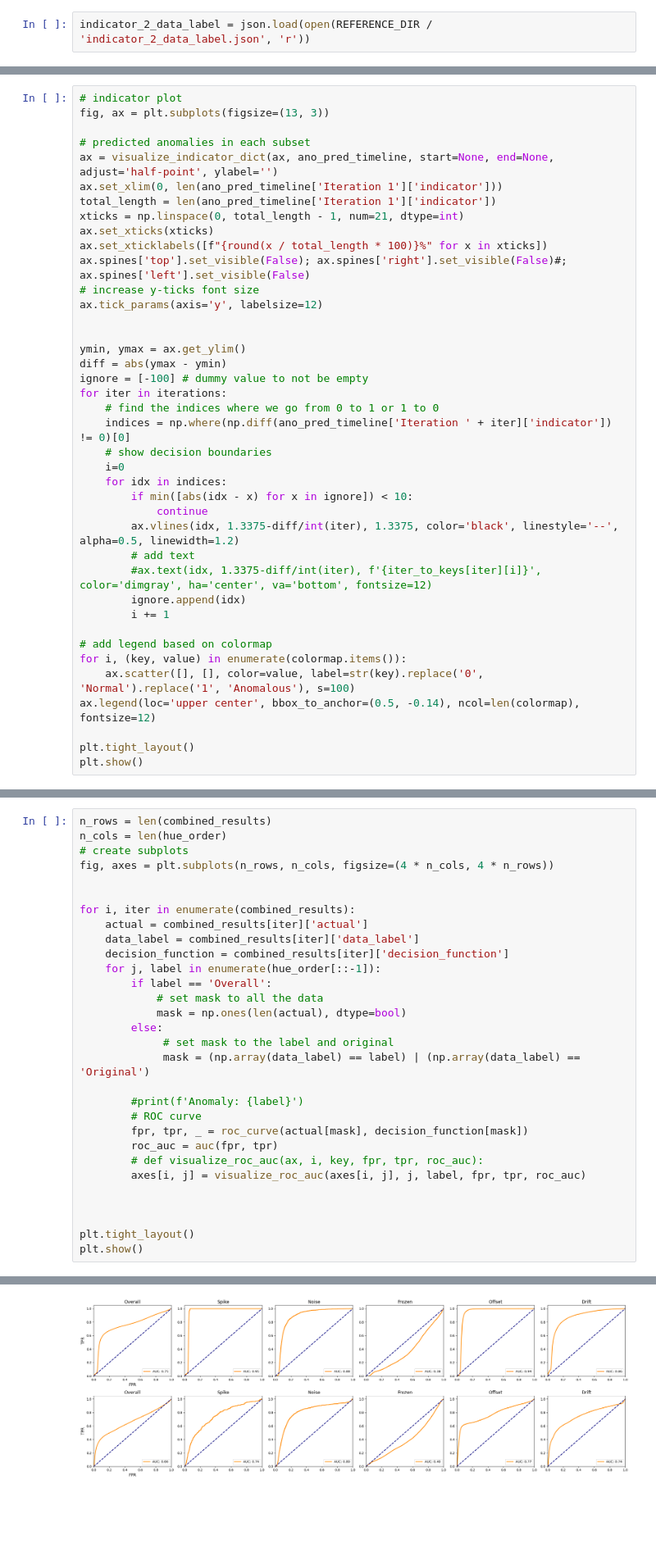
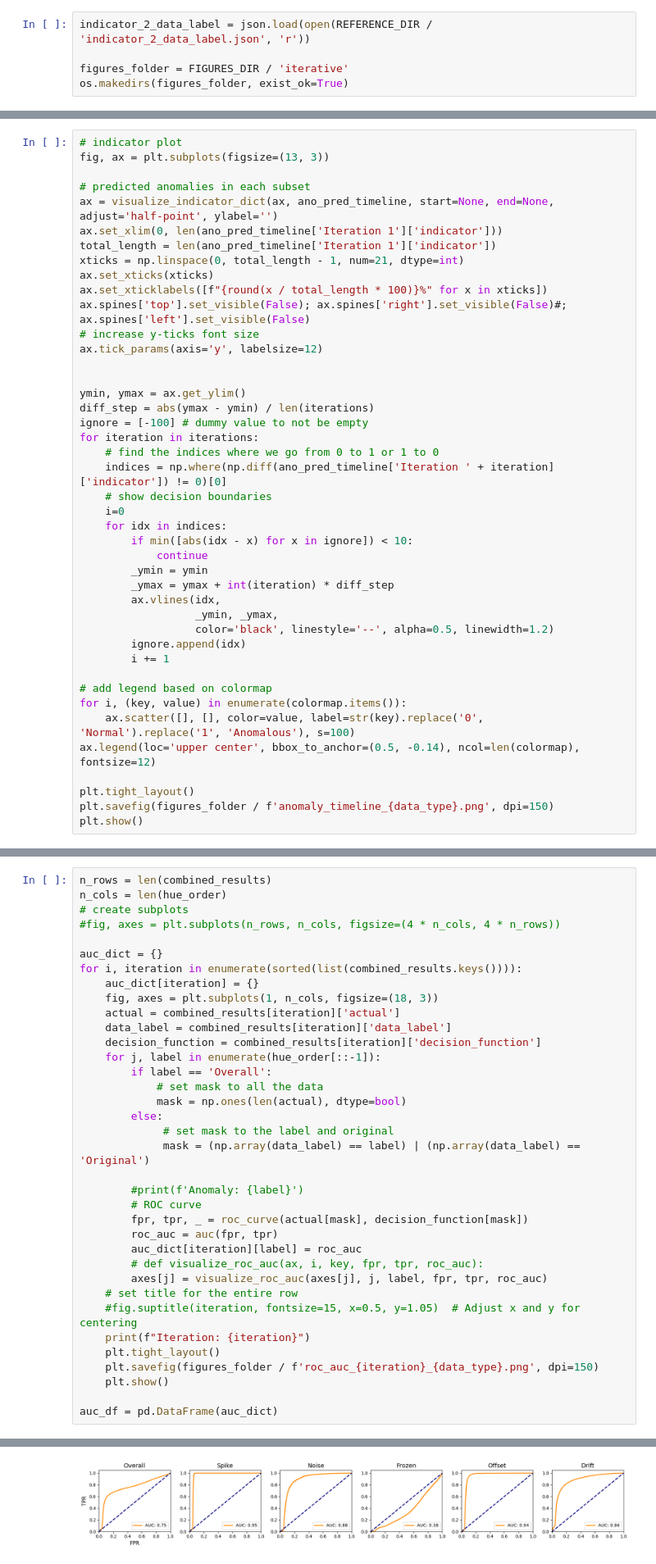
Before and after one commit to AronDJacobsen/fault_management_uds, a Jupyter notebook: notebooks/4_anomalous/2_iterative_results.ipynb, the cells around one changed output, grey strips where cells are left out. Shown at 82% size. Cells and saved outputs as stored; diff of their text form; blank space fills up the shorter version.

```diff
--- a/notebooks/4_anomalous/2_iterative_results.ipynb
+++ b/notebooks/4_anomalous/2_iterative_results.ipynb
@@ -21,2 +31,5 @@ from fault_management_uds.plots import pca_plot, visualize_metric_matrix, visual
 # %%
 indicator_2_data_label = json.load(open(REFERENCE_DIR / 'indicator_2_data_label.json', 'r'))
+
+figures_folder = FIGURES_DIR / 'iterative'
+os.makedirs(figures_folder, exist_ok=True)
@@ -185,19 +239,21 @@ ax.tick_params(axis='y', labelsize=12)
 
 
 ymin, ymax = ax.get_ylim()
-diff = abs(ymax - ymin)
+diff_step = abs(ymax - ymin) / len(iterations)
 ignore = [-100] # dummy value to not be empty
-for iter in iterations:
+for iteration in iterations:
     # find the indices where we go from 0 to 1 or 1 to 0
-    indices = np.where(np.diff(ano_pred_timeline['Iteration ' + iter]['indicator']) != 0)[0]
+    indices = np.where(np.diff(ano_pred_timeline['Iteration ' + iteration]['indicator']) != 0)[0]
     # show decision boundaries
     i=0
     for idx in indices:
         if min([abs(idx - x) for x in ignore]) < 10:
             continue
-        ax.vlines(idx, 1.3375-diff/int(iter), 1.3375, color='black', linestyle='--', alpha=0.5, linewidth=1.2)
-        # add text
-        #ax.text(idx, 1.3375-diff/int(iter), f'{iter_to_keys[iter][i]}', color='dimgray', ha='center', va='bottom', fontsize=12)
+        _ymin = ymin
+        _ymax = ymax + int(iteration) * diff_step
+        ax.vlines(idx,
+                  _ymin, _ymax,
+                  color='black', linestyle='--', alpha=0.5, linewidth=1.2)
         ignore.append(idx)
         i += 1
 
@@ -207,5 +263,6 @@ for i, (key, value) in enumerate(colormap.items()):
 ax.legend(loc='upper center', bbox_to_anchor=(0.5, -0.14), ncol=len(colormap), fontsize=12)
 
 plt.tight_layout()
+plt.savefig(figures_folder / f'anomaly_timeline_{data_type}.png', dpi=150)
 plt.show()
 # %% [output]
@@ -234,13 +318,15 @@ len(combined_results[iter]['actual']), len(combined_results[iter]['decision_func
 n_rows = len(combined_results)
 n_cols = len(hue_order)
 # create subplots
-fig, axes = plt.subplots(n_rows, n_cols, figsize=(4 * n_cols, 4 * n_rows))
+#fig, axes = plt.subplots(n_rows, n_cols, figsize=(4 * n_cols, 4 * n_rows))
 
-
-for i, iter in enumerate(combined_results):
-    actual = combined_results[iter]['actual']
-    data_label = combined_results[iter]['data_label']
-    decision_function = combined_results[iter]['decision_function']
+auc_dict = {}
+for i, iteration in enumerate(sorted(list(combined_results.keys()))):
+    auc_dict[iteration] = {}
+    fig, axes = plt.subplots(1, n_cols, figsize=(18, 3))
+    actual = combined_results[iteration]['actual']
+    data_label = combined_results[iteration]['data_label']
+    decision_function = combined_results[iteration]['decision_function']
     for j, label in enumerate(hue_order[::-1]):
         if label == 'Overall':
             # set mask to all the data
@@ -253,11 +339,15 @@ for i, iter in enumerate(combined_results):
         # ROC curve
         fpr, tpr, _ = roc_curve(actual[mask], decision_function[mask])
         roc_auc = auc(fpr, tpr)
+        auc_dict[iteration][label] = roc_auc
         # def visualize_roc_auc(ax, i, key, fpr, tpr, roc_auc):
-        axes[i, j] = visualize_roc_auc(axes[i, j], j, label, fpr, tpr, roc_auc)
+        axes[j] = visualize_roc_auc(axes[j], j, label, fpr, tpr, roc_auc)
+    # set title for the entire row
+    #fig.suptitle(iteration, fontsize=15, x=0.5, y=1.05)  # Adjust x and y for centering
+    print(f"Iteration: {iteration}")
+    plt.tight_layout()
+    plt.savefig(figures_folder / f'roc_auc_{iteration}_{data_type}.png', dpi=150)
+    plt.show()
 
-
-
-plt.tight_layout()
-plt.show()
+auc_df = pd.DataFrame(auc_dict)
 # %% [output]
@@ -264 +355 @@ plt.show()
-[figure, old version]
+[figure, new version]
```
Also changed, not shown: parts of 24 cells of this notebook, 13 other files.
